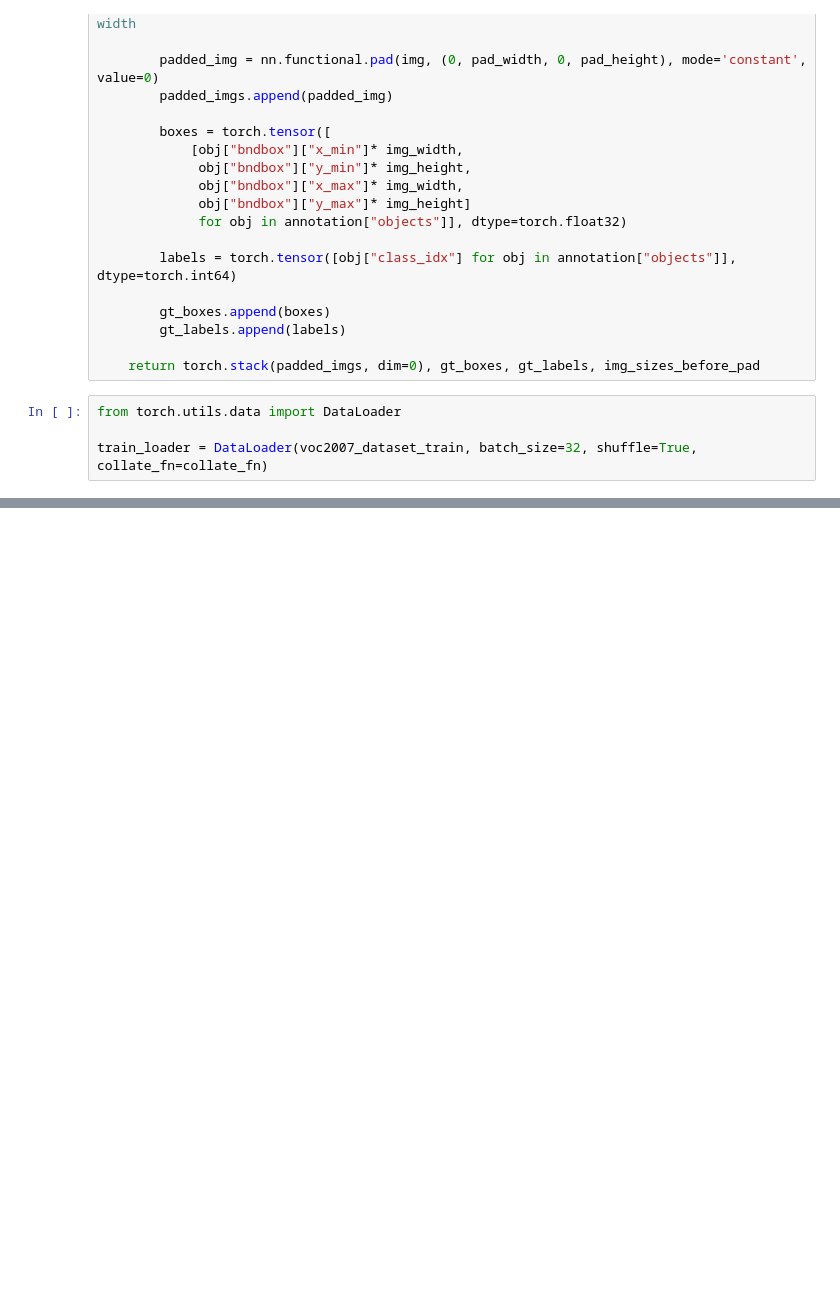
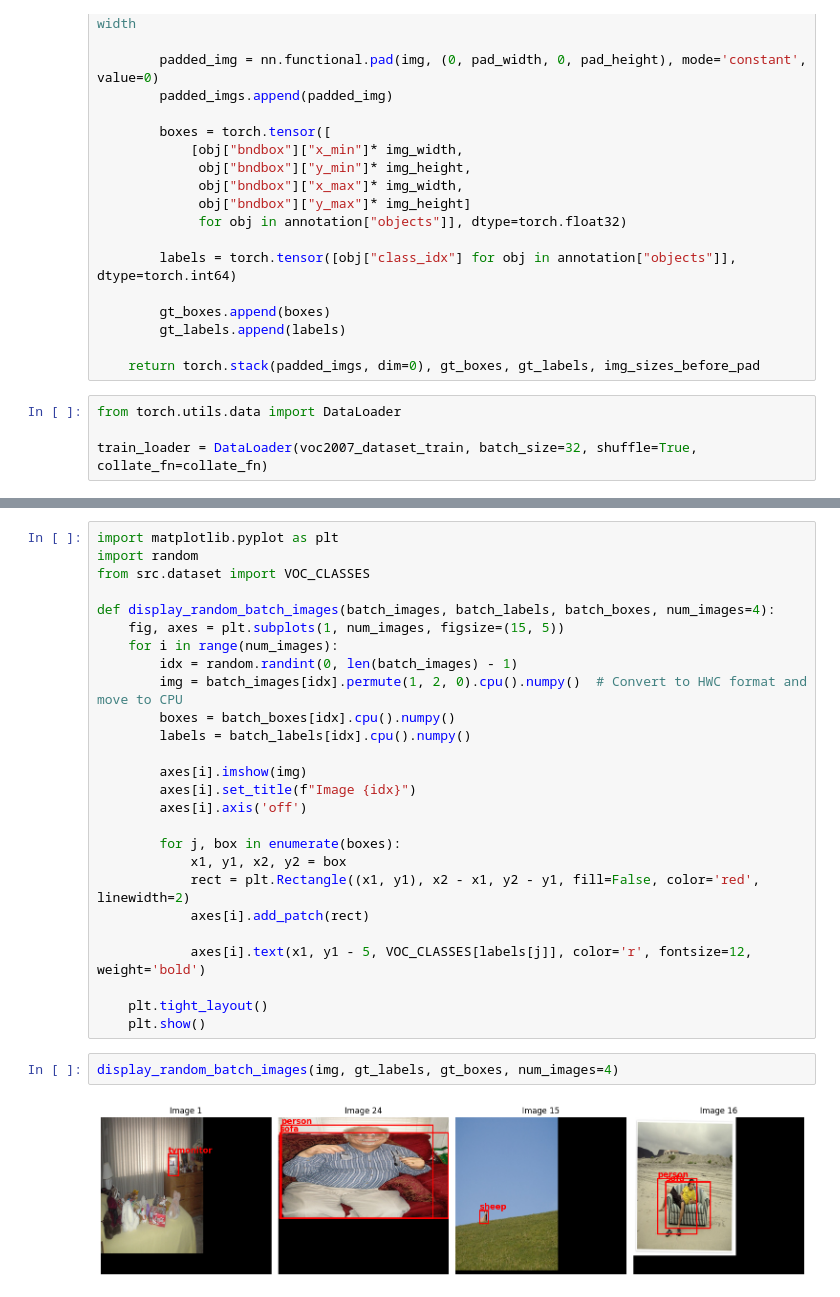
Before and after one commit to 0Curious0/faster-rcnn-resnet-pytorch, a Jupyter notebook: notebooks/data_preperation.ipynb, the cells around one changed output, grey strips where cells are left out. Drawn from its saved outputs; the diff is of its cells as text; blank space fills up the shorter version.

```diff
--- a/notebooks/data_preperation.ipynb
+++ b/notebooks/data_preperation.ipynb
@@ -383,0 +384,30 @@ gt_labels
+# %%
+import matplotlib.pyplot as plt
+import random
+from src.dataset import VOC_CLASSES
+
+def display_random_batch_images(batch_images, batch_labels, batch_boxes, num_images=4):
+    fig, axes = plt.subplots(1, num_images, figsize=(15, 5))
+    for i in range(num_images):
+        idx = random.randint(0, len(batch_images) - 1)
+        img = batch_images[idx].permute(1, 2, 0).cpu().numpy()  # Convert to HWC format and move to CPU
+        boxes = batch_boxes[idx].cpu().numpy()
+        labels = batch_labels[idx].cpu().numpy()
+
+        axes[i].imshow(img)
+        axes[i].set_title(f"Image {idx}")
+        axes[i].axis('off')
+
+        for j, box in enumerate(boxes):
+            x1, y1, x2, y2 = box
+            rect = plt.Rectangle((x1, y1), x2 - x1, y2 - y1, fill=False, color='red', linewidth=2)
+            axes[i].add_patch(rect)
+
+            axes[i].text(x1, y1 - 5, VOC_CLASSES[labels[j]], color='r', fontsize=12, weight='bold')
+
+    plt.tight_layout()
+    plt.show()
+# %%
+display_random_batch_images(img, gt_labels, gt_boxes, num_images=4)
+# %% [output]
+[figure, added]
```
Also changed, not shown: parts of 6 cells of this notebook, 3 other files.
